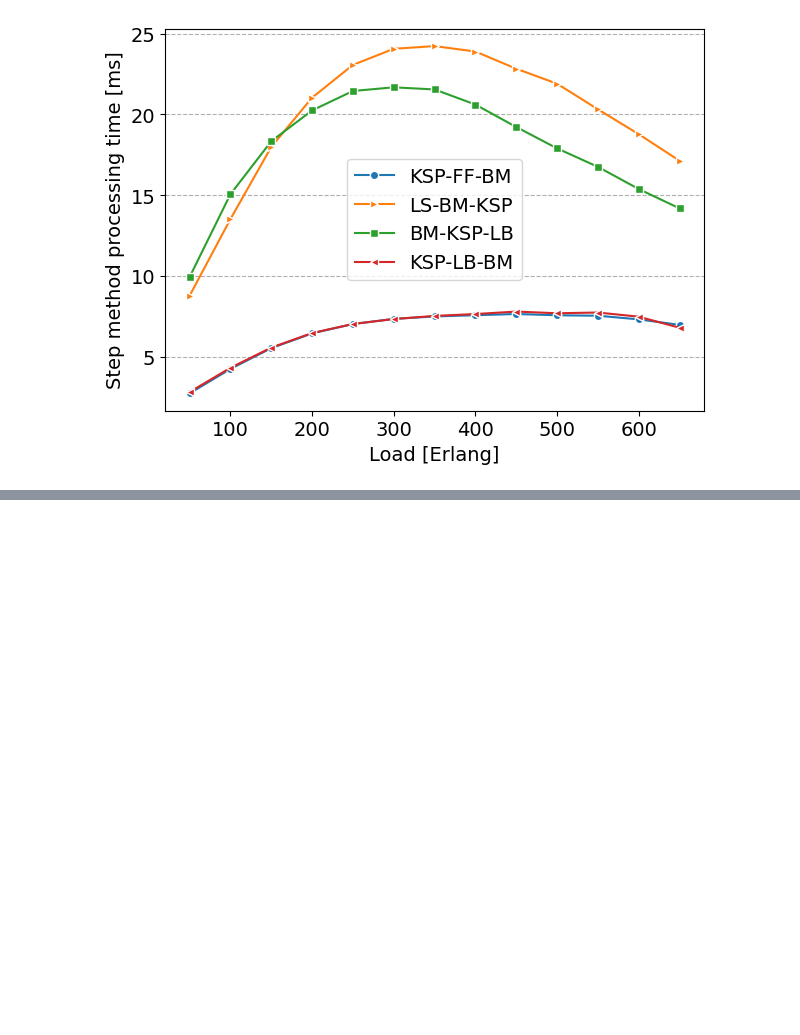
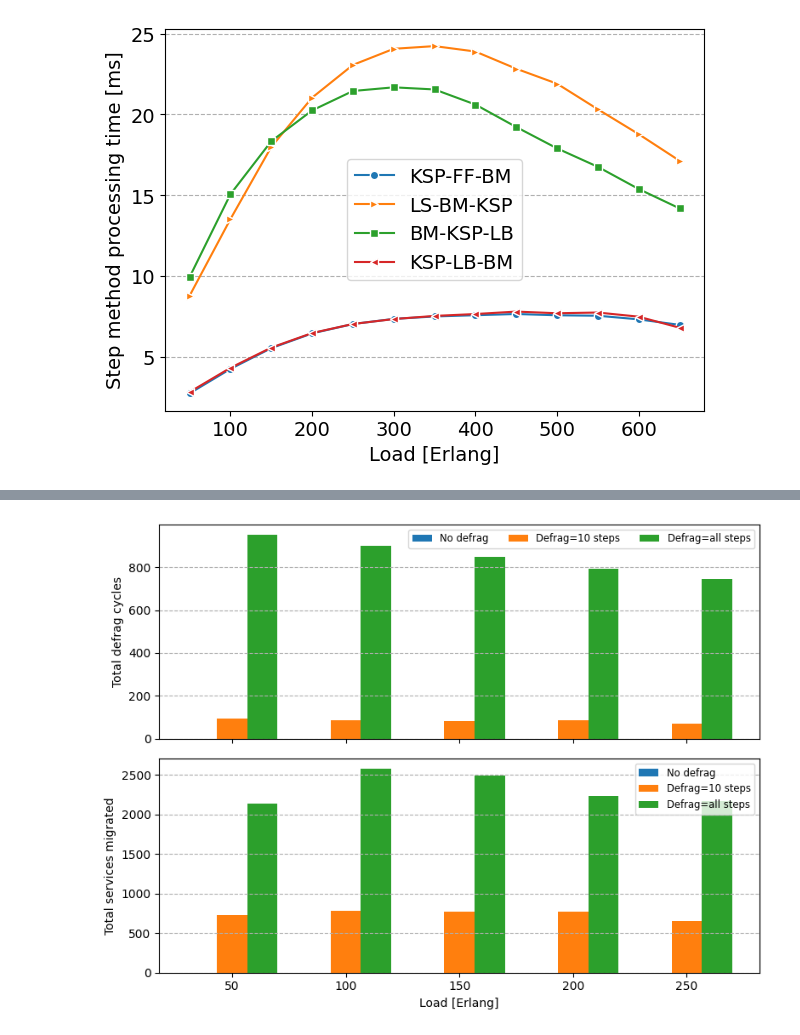
Before and after one commit to LEA-UFPA/OpticalNetworkingGym, a Jupyter notebook: examples/JOCN_Benchmark_2024/plots.ipynb, the cells around one changed output, grey strips where cells are left out. Cells and saved outputs as stored; diff of their text form; code cells hidden in the pictures; blank space fills up the shorter version.

Commit message:
add new metrics

```diff
--- a/examples/JOCN_Benchmark_2024/plots.ipynb
+++ b/examples/JOCN_Benchmark_2024/plots.ipynb
@@ -462,0 +561,76 @@ plt.show()
+# %%
+import numpy as np
+import pandas as pd
+import matplotlib.pyplot as plt
+
+# --- 1) Prepara os steps conforme você já faz ---
+data_loads.loc[
+    (data_loads["defragmentation"] == True) & (data_loads["defragmentation_steps"] == 0),
+    "defragmentation_steps"
+] = "all"
+data_loads.loc[
+    (data_loads["defragmentation"] == False),
+    "defragmentation_steps"
+] = ""
+
+# --- 2) Definição das estratégias ---
+strategies = {
+    "No defrag":          (data_loads["defragmentation"] == False),
+    "Defrag=10 steps":    (data_loads["defragmentation"] == True) & (data_loads["defragmentation_steps"] == 10),
+    "Defrag=all steps":   (data_loads["defragmentation"] == True) & (data_loads["defragmentation_steps"] == "all"),
+}
+
+# --- 3) Lista de cargas ---
+loads = sorted(data_loads["load"].unique())
+
+# --- 4) Monta DataFrame de resultados ---
+results = pd.DataFrame(index=loads, columns=pd.MultiIndex.from_product(
+    [strategies.keys(), ["calls", "migrated"]]
+))
+
+for strat_name, condition in strategies.items():
+    df_strat = data_loads[condition]
+    for load in loads:
+        df_sub = df_strat[df_strat["load"] == load]
+        # Se quiser contar quantos episódios executaram defrag:
+        # calls = (df_sub["episode_defrag_cicles"] > 0).sum()
+        # Se quiser somar o total de ciclos de defrag:
+        calls = df_sub[' episode_defrag_cicles'].mean()
+        migrated = df_sub[" episode_service_realocations"].mean()
+        results.loc[load, (strat_name, "calls")] = calls
+        results.loc[load, (strat_name, "migrated")] = migrated
+
+# Converte para numérico
+results = results.fillna(0).astype(int)
+
+# --- 5) Plot ---
+n_loads = len(loads)
+n_strat = len(strategies)
+bar_width = 0.8 / n_strat  # distribuir dentro de 0.8 do tick
+
+x = np.arange(n_loads)
+fig, axes = plt.subplots(2, 1, figsize=(8, 6), sharex=True)
+
+for i, metric in enumerate(["calls", "migrated"]):
+    ax = axes[i]
+    for j, strat_name in enumerate(strategies.keys()):
+        vals = results[(strat_name, metric)].values
+        offset = (j - (n_strat-1)/2) * bar_width
+        ax.bar(
+            x + offset,
+            vals,
+            width=bar_width,
+            label=strat_name,
+            capsize=3
+        )
+    ax.set_ylabel("Total " + ("defrag cycles" if metric=="calls" else "services migrated"))
+    ax.grid(visible=True, which="major", axis="y", ls="--")
+    ax.legend(ncol=3 if i==0 else 1, fontsize='small')
+
+axes[-1].set_xticks(x)
+axes[-1].set_xticklabels(loads)
+axes[-1].set_xlabel("Load [Erlang]")
+plt.tight_layout()
+plt.show()
+# %% [output]
+[figure, added]
```
Also changed, not shown: parts of 5 cells of this notebook, 3 other files.
